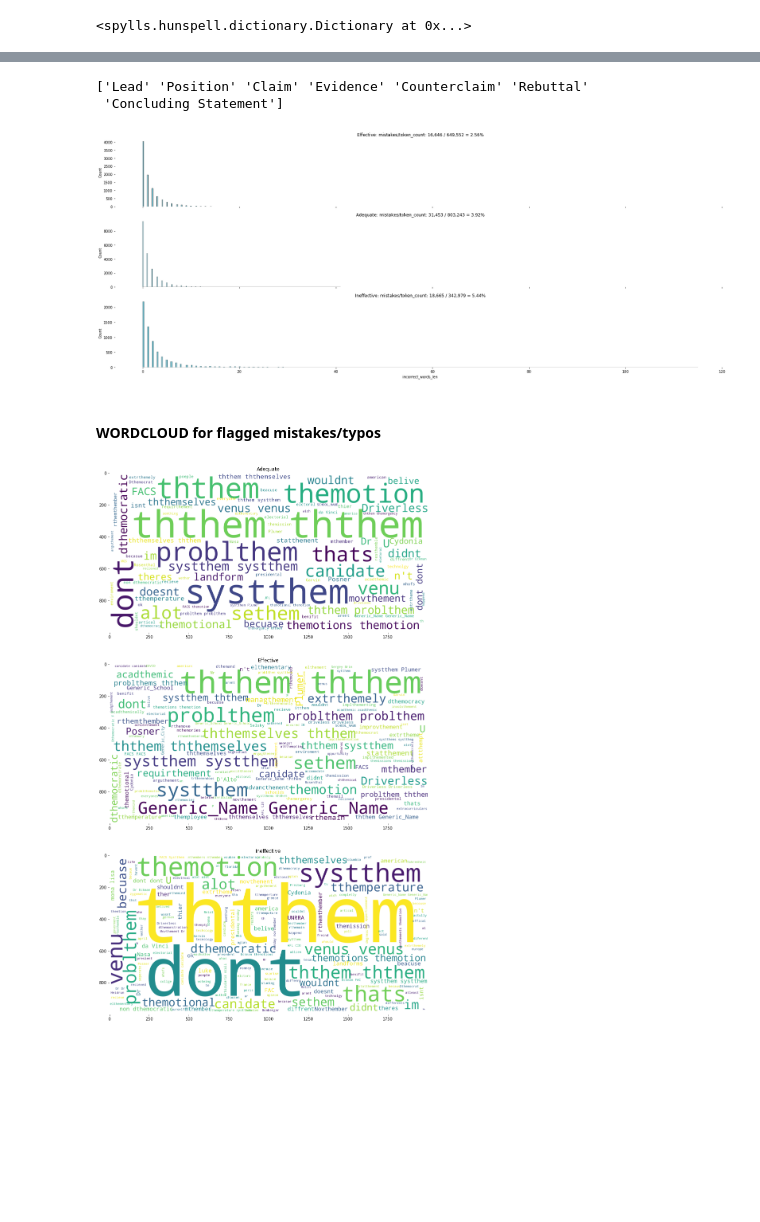
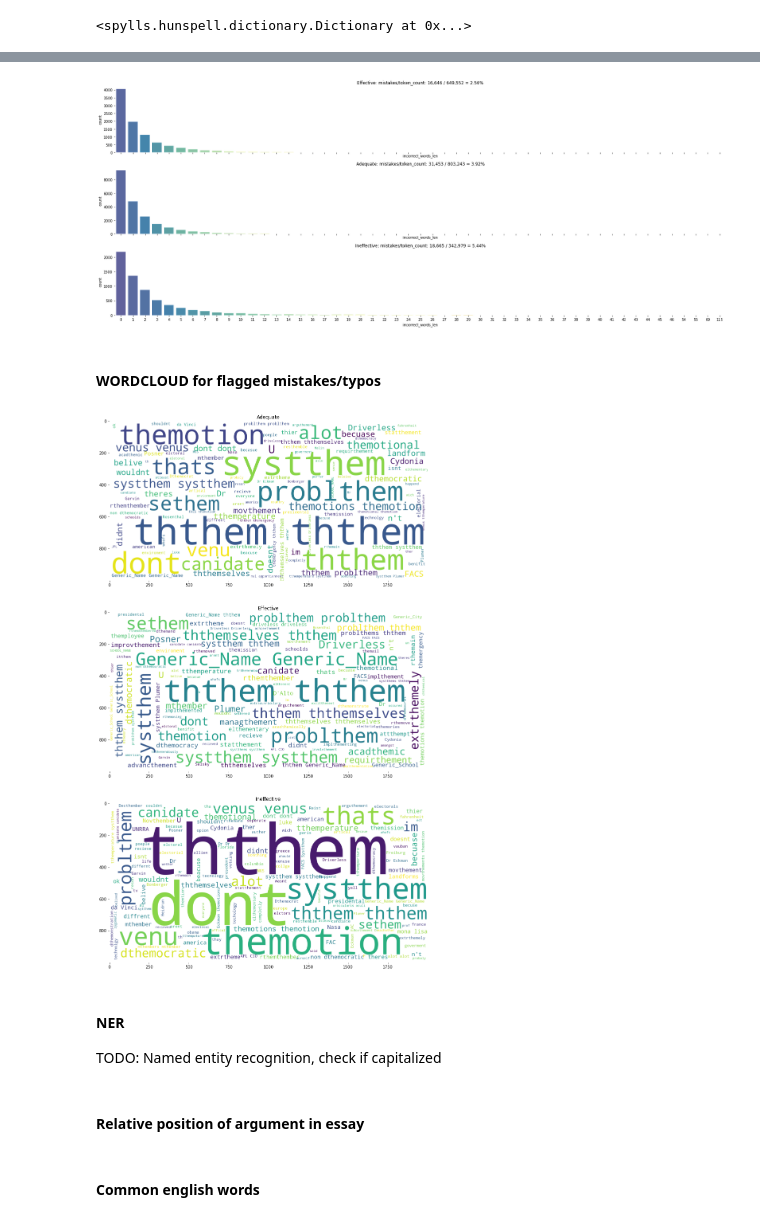
Before and after one commit to tripnv/fbp-kaggle, a Jupyter notebook: eda.ipynb, the cells around one changed output, grey strips where cells are left out. Saved outputs shown, nothing was run; the diff lists cells and outputs as text; code cells hidden in the pictures; blank space fills up the shorter version.

Commit message:
fixed distribution plot for type/effectiveness

```diff
--- a/eda.ipynb
+++ b/eda.ipynb
@@ -66,3 +64,8 @@ test = pd.read_csv(test_path)
+# %%
+train = pd.read_csv(train_path)
+test = pd.read_csv(test_path)
+train['essay_text'] = train['essay_id'].apply(lambda x: open(f"train/{x}.txt").read())
+test['essay_text'] = test['essay_id'].apply(lambda x: open(f"test/{x}.txt").read())
 # %%
 train.info()
 # %% [output]
@@ -332,0 +325,10 @@ plt.show()
+# %%
+#### TODO: Needs interpretation
+
+fig, axs = plt.subplots(nrows = 3, ncols = 1, figsize= (15,15), sharex = True)
+
+for idx, eff in enumerate(['Effective', 'Adequate', 'Ineffective']):
+    sns.histplot(train[train.loc[:, 'discourse_effectiveness'] == eff].discourse_type, ax = axs[idx], stat = 'percent', label=eff, edgecolor = 'white').set_title(eff)
+    axs[idx].set_frame_on(False)
+plt.tight_layout()
+plt.show()
@@ -485,24 +489,19 @@ train['incorrect_words'] = train.apply(lambda x: get_incorrect_words(x.tokenized
 # %%
 train['incorrect_words_len'] = train.incorrect_words.map(len)
 # %%
-print(train.discourse_type.unique())
 fig, axs = plt.subplots(nrows = 3 , ncols = 1, figsize= (25,10), sharex = True)
-
-
 
 for idx, eff in enumerate(['Effective', 'Adequate', 'Ineffective']):
     subset = train.loc[train.discourse_effectiveness == eff].incorrect_words_len
     subset_sum = subset.sum()
     total_token_count = train.loc[train.discourse_effectiveness == eff].tokenized_sentences.map(len).sum()
-    sns.histplot(subset, ax = axs[idx]).set_title(f"{eff}: mistakes/token_count: {subset_sum:,} / {total_token_count:,} = {subset_sum/total_token_count:.2%}")
+    sns.countplot(x = subset, ax = axs[idx], palette = 'Spectral_r').set_title(f"{eff}: mistakes/token_count: {subset_sum:,} / {total_token_count:,} = {subset_sum/total_token_count:.2%}")
     axs[idx].set_frame_on(False)
 plt.tight_layout()
 plt.box(False)
 plt.show()
 # %% [output]
-['Lead' 'Position' 'Claim' 'Evidence' 'Counterclaim' 'Rebuttal'
- 'Concluding Statement']
-[figure, old version]
+[figure, new version]
 # %% [markdown]
 #### WORDCLOUD for flagged mistakes/typos
 # %%
@@ -523,4 +522,11 @@ for idx, label in enumerate(['Adequate', 'Effective', 'Ineffective']):
 plt.box(False)
 plt.show()
 # %% [output]
-[figure, old version]
+[figure, new version]
+# %% [markdown]
+#### NER
+TODO: Named entity recognition, check if capitalized
+# %% [markdown]
+#### Relative position of argument in essay
+# %% [markdown]
+#### Common english words
```
Also changed, not shown: parts of 17 cells of this notebook.
